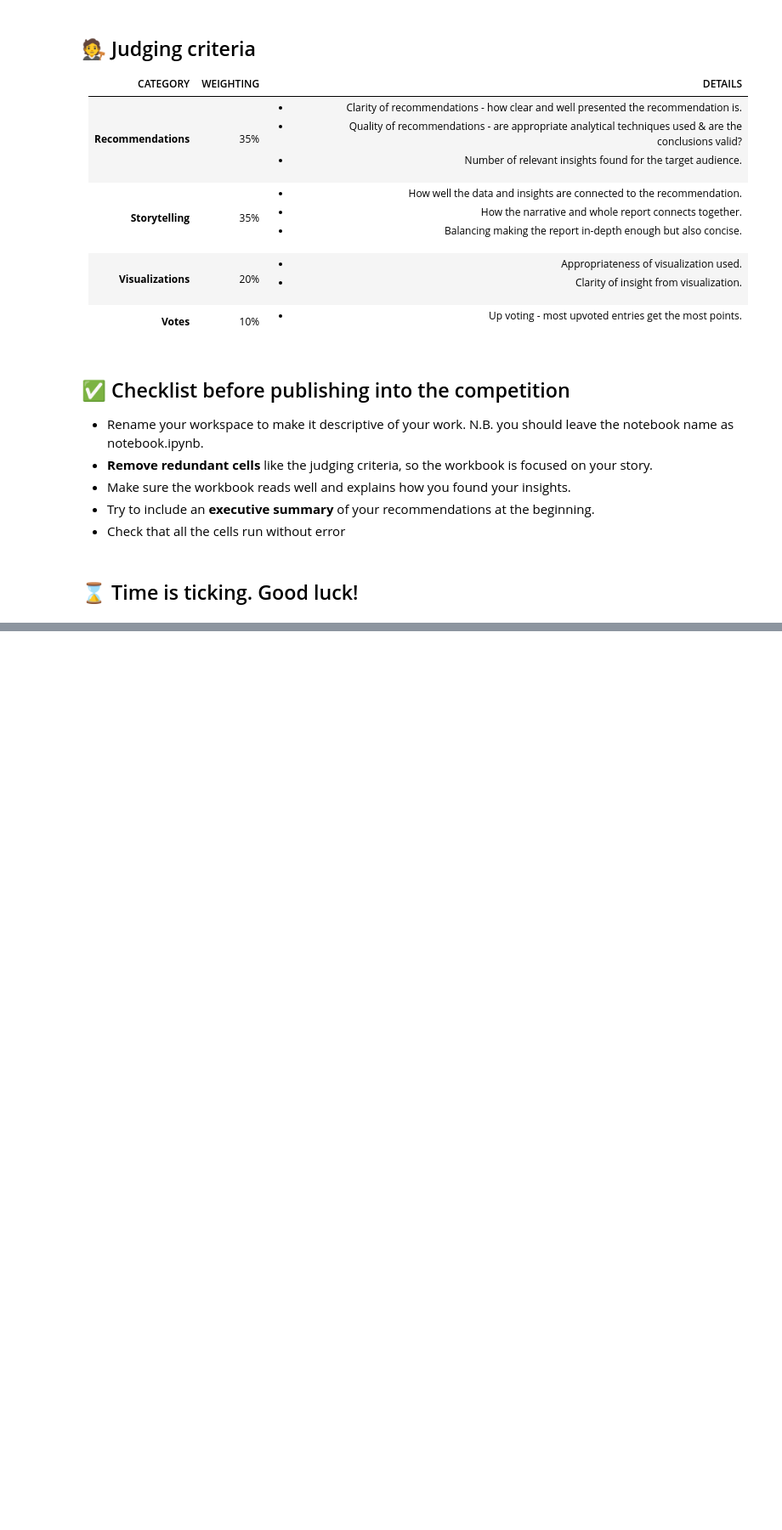
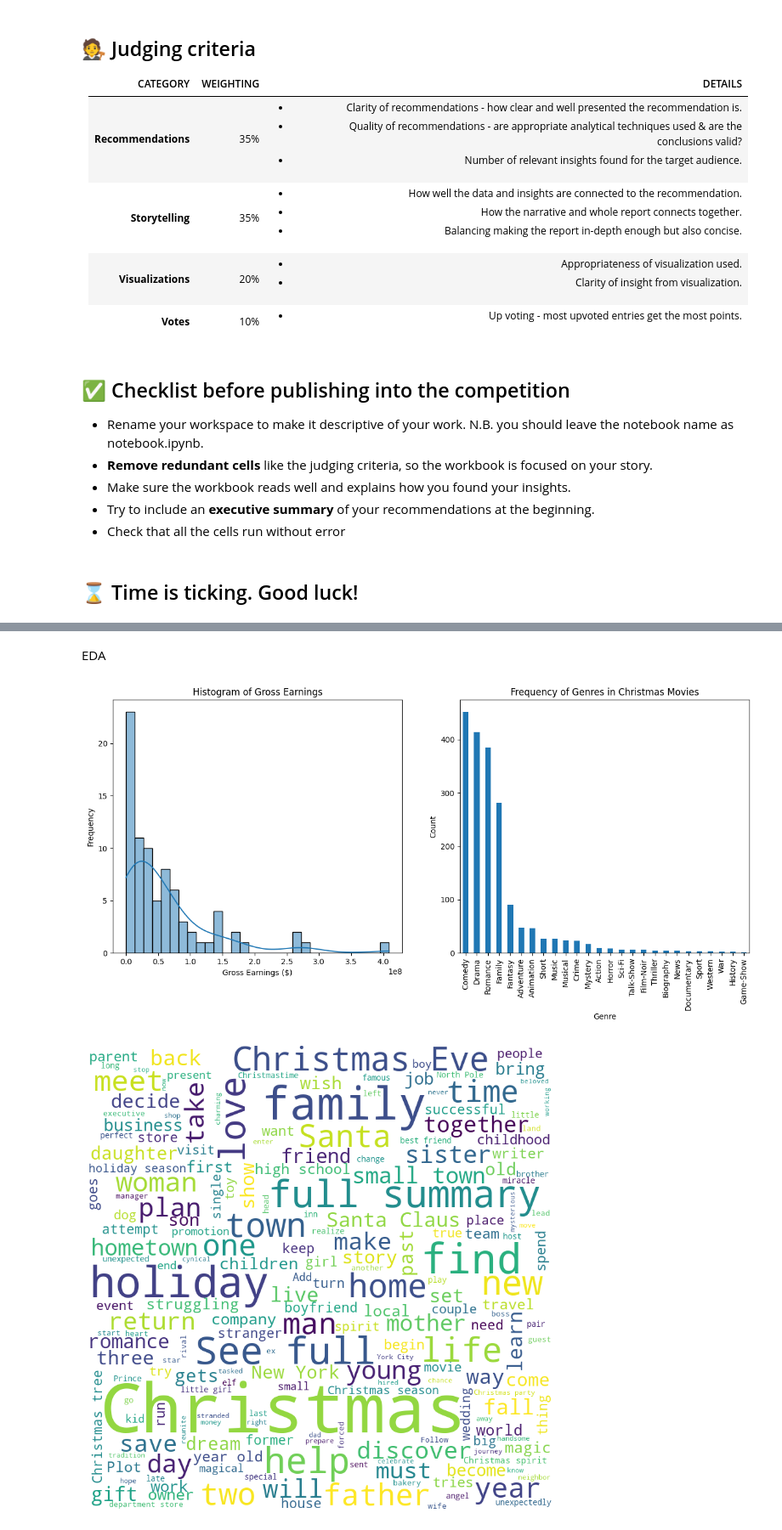
Before and after one commit to Munchkinland/-Predicting-Christmas-Movie-Grossings, a Jupyter notebook: src/notebook (1).ipynb, the cells around one changed output, grey strips where cells are left out. Shown at 85% size. Saved outputs shown, nothing was run; the diff lists cells and outputs as text; code cells hidden in the pictures; blank space fills up the shorter version.

```diff
--- a/src/notebook (1).ipynb
+++ b/src/notebook (1).ipynb
@@ -167,0 +172,8 @@ Create a report that covers the following:
+# %%
+# Load the uploaded datasets
+xmas_movies = pd.read_csv(r"C:\Users\Rubén\Desktop\Movie Grossing Data Camp Competition\-Predicting-Christmas-Movie-Grossings\data\raw\christmas_movies.csv")
+top1k_movies = pd.read_csv(r"C:\Users\Rubén\Desktop\Movie Grossing Data Camp Competition\-Predicting-Christmas-Movie-Grossings\data\raw\imdb_top1k.csv")
+movie_budgets = pd.read_csv(r"C:\Users\Rubén\Desktop\Movie Grossing Data Camp Competition\-Predicting-Christmas-Movie-Grossings\data\raw\movie_budgets.csv")
+
+# Display the first few rows of each dataset for a quick overview
+xmas_movies.head(), top1k_movies.head(), movie_budgets.head()
@@ -167,0 +198,53 @@ Create a report that covers the following:
+# %% [markdown]
+EDA
+# %%
+import matplotlib.pyplot as plt
+import seaborn as sns
+from wordcloud import WordCloud
+
+# EDA: Christmas Movies Dataset
+
+# Convert 'gross' to numerical values
+xmas_movies['gross'] = xmas_movies['gross'].replace('[\$,M]', '', regex=True).astype(float) * 1_000_000
+
+# Descriptive statistics for numerical features
+numerical_stats = xmas_movies.describe()
+
+# Genre analysis
+genre_counts = xmas_movies['genre'].str.split(', ', expand=True).stack().value_counts()
+
+# Word Cloud for Movie Descriptions
+description_text = " ".join(description for description in xmas_movies.description)
+wordcloud = WordCloud(width = 800, height = 800,
+                background_color ='white',
+                min_font_size = 10).generate(description_text)
+
+# Plotting
+plt.figure(figsize=(15, 6))
+
+# Histogram of Gross Earnings
+plt.subplot(1, 2, 1)
+sns.histplot(xmas_movies['gross'], bins=30, kde=True)
+plt.title('Histogram of Gross Earnings')
+plt.xlabel('Gross Earnings ($)')
+plt.ylabel('Frequency')
+
+# Bar Chart for Genre Counts
+plt.subplot(1, 2, 2)
+genre_counts.plot(kind='bar')
+plt.title('Frequency of Genres in Christmas Movies')
+plt.xlabel('Genre')
+plt.ylabel('Count')
+
+# Word Cloud
+plt.figure(figsize=(8, 8), facecolor=None)
+plt.imshow(wordcloud)
+plt.axis("off")
+plt.tight_layout(pad=0)
+
+plt.show()
+
+numerical_stats, genre_counts
+# %% [output]
+[figure, added]
+[figure, added]
```
Also changed, not shown: parts of 8 cells of this notebook.
